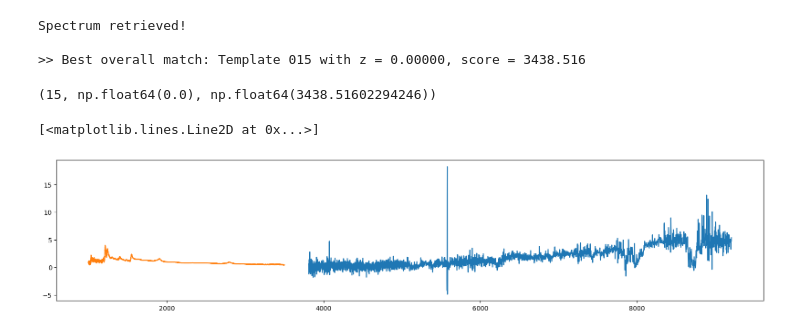
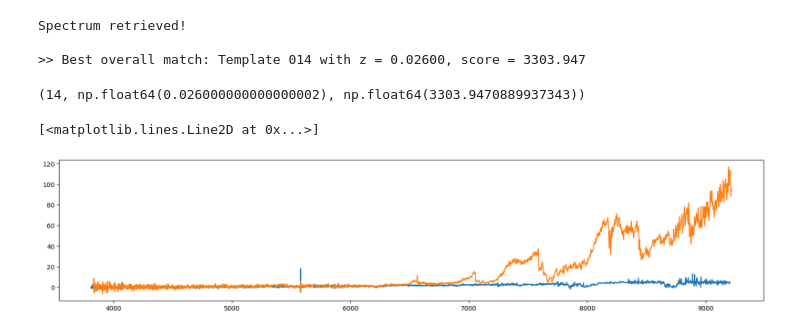
Before and after one commit to ripRoot/Redshift, a Jupyter notebook: notebooks/redshift_cross_correlation_simulation.ipynb, the cells around one changed output. Drawn from its saved outputs; the diff is of its cells as text; code cells hidden in the pictures.

```diff
--- a/notebooks/redshift_cross_correlation_simulation.ipynb
+++ b/notebooks/redshift_cross_correlation_simulation.ipynb
@@ -26,22 +23,22 @@ Spectrum retrieved!
 # %%
-template_spectra = crs.get_all_template_spectra()
+template_spectra = crs.get_template_spectra('ALL')
 flux, wavelength = crs.get_spectrum(plate=309, mjd=51994, fiberID=568)
 mrc.cross_correlate_redshift(wavelength, flux, template_spectra)
 # Why is it doing this again. Fix later.
 # %% [output]
 Spectrum retrieved!
 
->> Best overall match: Template 015 with z = 0.00000, score = 3438.516
+>> Best overall match: Template 014 with z = 0.02600, score = 3303.947
-(15, np.float64(0.0), np.float64(3438.51602294246))
+(14, np.float64(0.026000000000000002), np.float64(3303.9470889937343))
 # %%
 import matplotlib.pyplot as plt
 
 #This line had a redshift of over 5.5
 # So template 15 is definitely not it..
 
 plt.figure(figsize=(20,4))
 plt.plot(wavelength, flux)
-plt.plot(template_spectra[0][0], template_spectra[0][1])
+plt.plot(template_spectra[][0], template_spectra[14][1])
 # %% [output]
 [<matplotlib.lines.Line2D at 0x...>]
-[figure, old version]
+[figure, new version]
```
Also changed, not shown: parts of 2 cells of this notebook, 2 other files.
